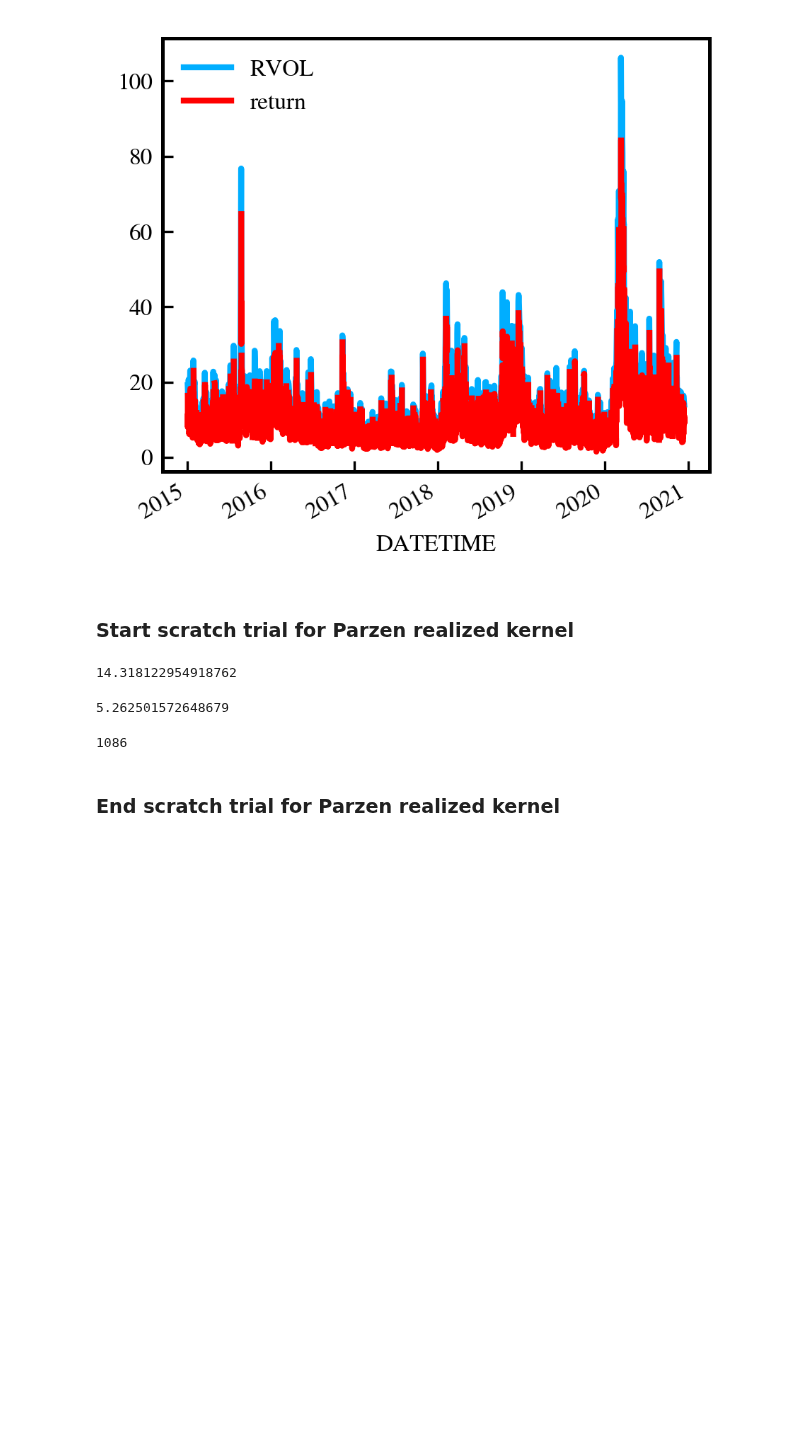
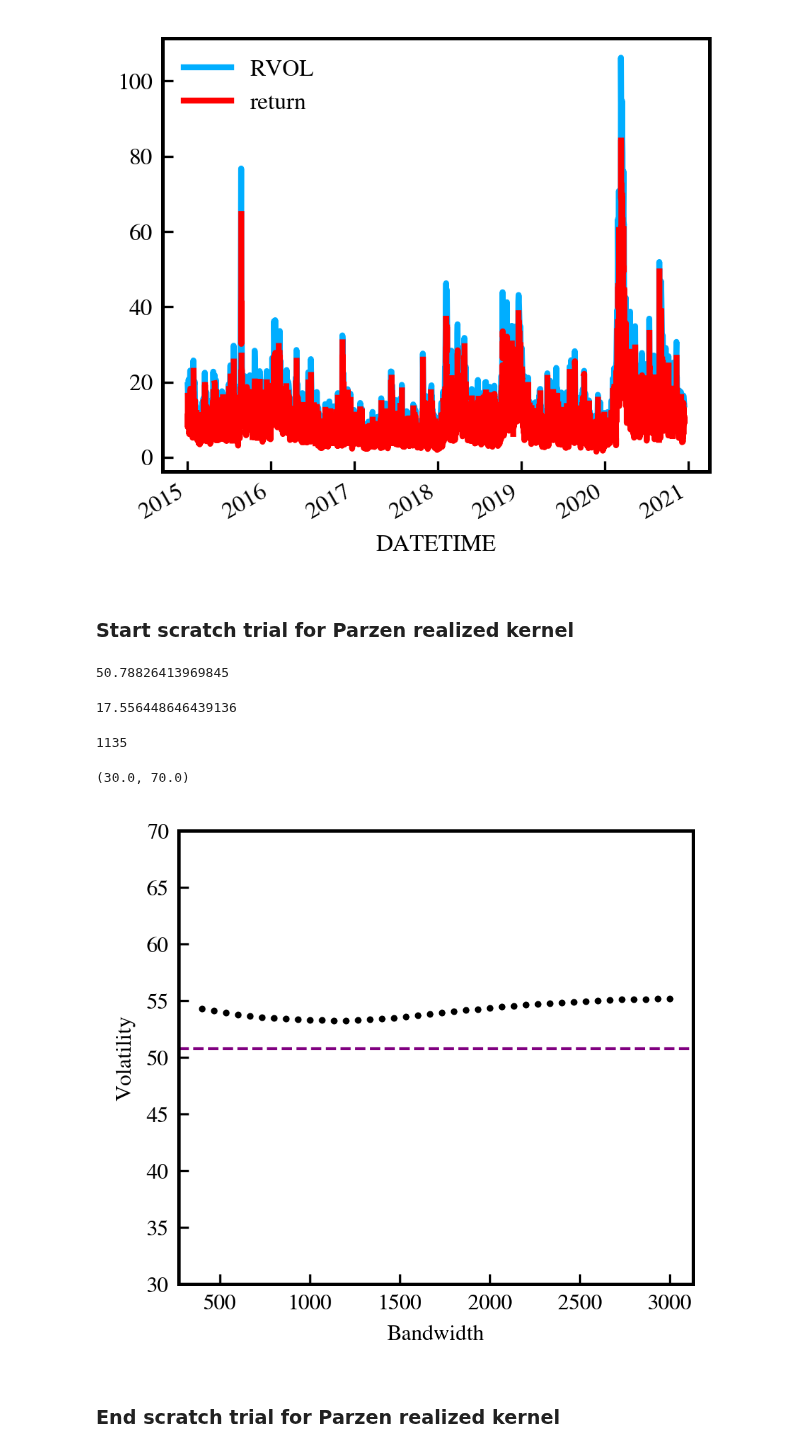
Before and after one commit to LuukOudshoorn25/HighFrequencyTrading, a Jupyter notebook: Code.ipynb, the cells around one changed output. Saved outputs shown, nothing was run; the diff lists cells and outputs as text; code cells hidden in the pictures; blank space fills up the shorter version.

Commit message:
Additional work on Realized Kernel

```diff
--- a/Code.ipynb
+++ b/Code.ipynb
@@ -221,8 +221,8 @@ RVOL = relvar.RVOL
 df['logprice'] = np.log(df.PRICE)
 df['deltalog'] = df.logprice.diff()*100
 df['deltalog2'] = (df.logprice.diff()*100)**2
-oneday_log2returns = df.iloc[:10000].loc['2015-01-02'].deltalog2
-oneday_logreturns  = df.iloc[:10000].loc['2015-01-02'].deltalog
+oneday_log2returns = df.iloc[8500000:8800000].loc['2020-02-27'].deltalog2
+oneday_logreturns  = df.iloc[8500000:8800000].loc['2020-02-27'].deltalog
 # %%
 def get_omega():
     # estimate omega
@@ -245,8 +245,8 @@ def get_omega():
 omega2_hat = get_omega()
 omega2_hat
 # %% [output]
-14.318122954918762
+50.78826413969845
-5.262501572648679
+17.556448646439136
 # %%
 def get_H():
     RV_sparse = oneday_log2returns.resample('5T').sum()
@@ -258,14 +258,14 @@ def get_H():
 H_opt = get_H()
 H_opt
 # %% [output]
-1086
+1135
 # %%
 def Parzen(x):
     if 0<=np.abs(x)<=1/2:
         return 1-6*np.abs(x)**2+6*np.abs(x)**3
     elif 1/2<=np.abs(x)<=1:
         return 2*(1-np.abs(x))**3
-    elif x>1:
+    elif np.abs(x)>1:
         return 0
 # %%
 def obtain_K(H):
@@ -280,14 +280,22 @@ def obtain_K(H):
             gamma_h += x[j]*x[j-np.abs(h)]
         K_X += Parzen(h/(H+1))*gamma_h
         parzen_values.append(Parzen(h/(H+1)))
-    return K_X*np.sqrt(252)
+    return np.sqrt(252*K_X)
 # %%
 def worker(H):
     return obtain_K(H)
-Hs = np.linspace(400,1000,40)
+Hs = np.linspace(400,3000,40)
 Ks = Parallel(n_jobs=22)(delayed(worker)(H) for H in Hs)
-plt.scatter(Hs,Ks,color='black',s=2)
-plt.scatter(H_opt,np.sqrt(252*obtain_K(H_opt)),color='red',s=2)
+# %%
+plt.ylabel('Volatility')
+plt.scatter(Hs,Ks,color='black',s=2,label='Realized Kernel')
+#plt.scatter(H_opt,obtain_K(H_opt),color='red',s=2)
+plt.axhline(50.78826413969845,ls='--',color='purple',lw=1,label='Sparse volatility (RV)')
+plt.xlabel('Bandwidth')
+plt.ylim(30,70)
+# %% [output]
+(30.0, 70.0)
+[figure, added]
 # %% [markdown]
 <h3>End scratch trial for Parzen realized kernel</h3>
 # %%
```
